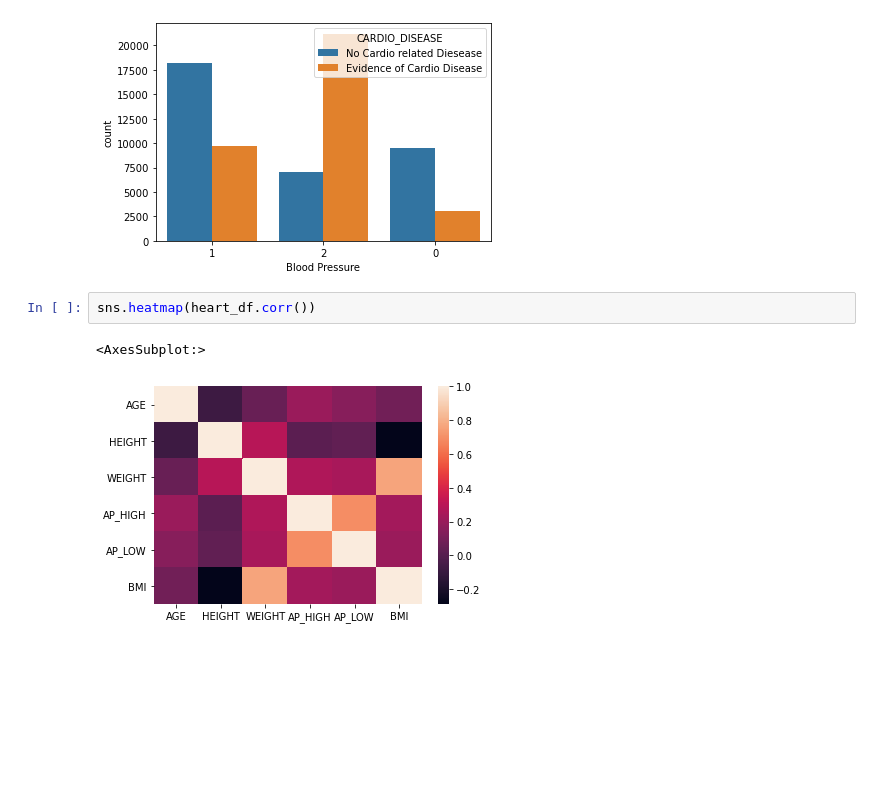
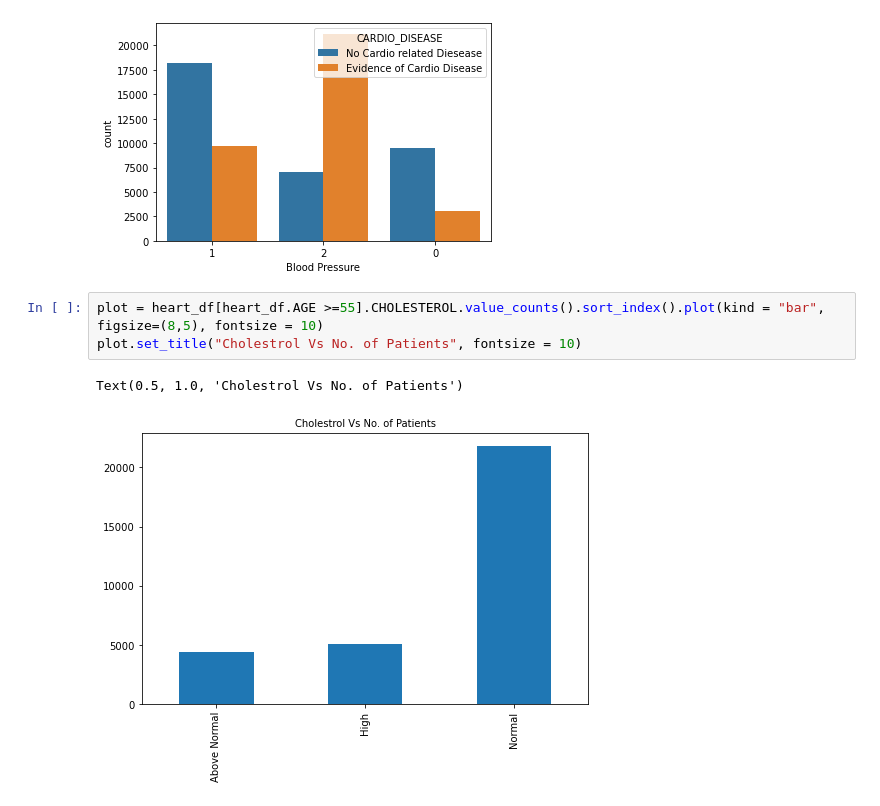
Before and after one commit to AR-Elbers/UWA-Data-Bootcamp---Group-1--Project-1, a Jupyter notebook: output_data/Cardiovascular Study.ipynb, the cells around one changed output. Saved outputs shown, nothing was run; the diff lists cells and outputs as text; blank space fills up the shorter version.

```diff
--- a/output_data/Cardiovascular Study.ipynb
+++ b/output_data/Cardiovascular Study.ipynb
@@ -396,8 +429,9 @@ sns.countplot(data=heart_df,x='Blood Pressure',hue='CARDIO_DISEASE')
 # %% [output]
 <AxesSubplot:xlabel='Blood Pressure', ylabel='count'>
 [figure]
-# %%
-sns.heatmap(heart_df.corr())
-# %% [output]
-<AxesSubplot:>
-[figure, removed]
+# %%
+plot = heart_df[heart_df.AGE >=55].CHOLESTEROL.value_counts().sort_index().plot(kind = "bar", figsize=(8,5), fontsize = 10)
+plot.set_title("Cholestrol Vs No. of Patients", fontsize = 10)
+# %% [output]
+Text(0.5, 1.0, 'Cholestrol Vs No. of Patients')
+[figure, added]
```
Also changed, not shown: parts of 12 cells of this notebook, 1 other file.
